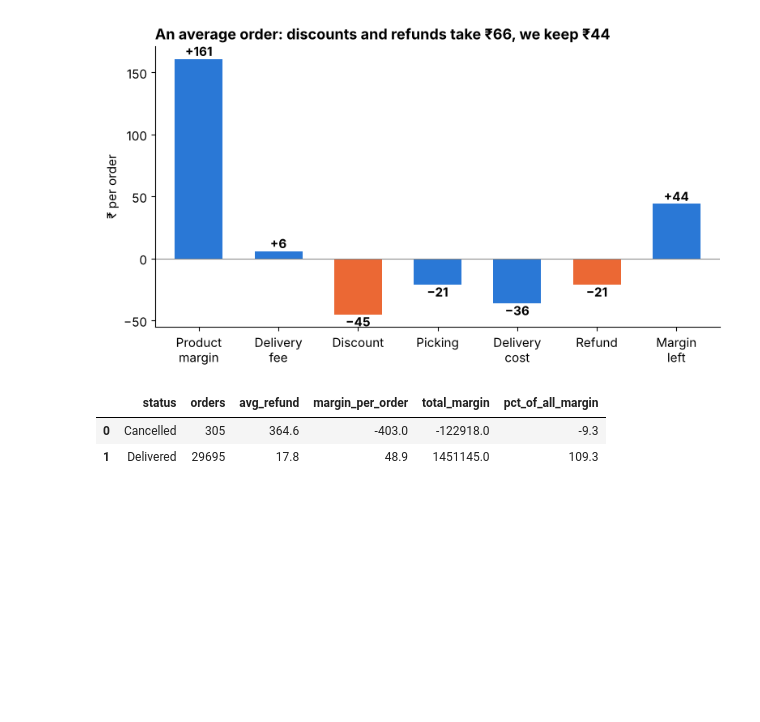
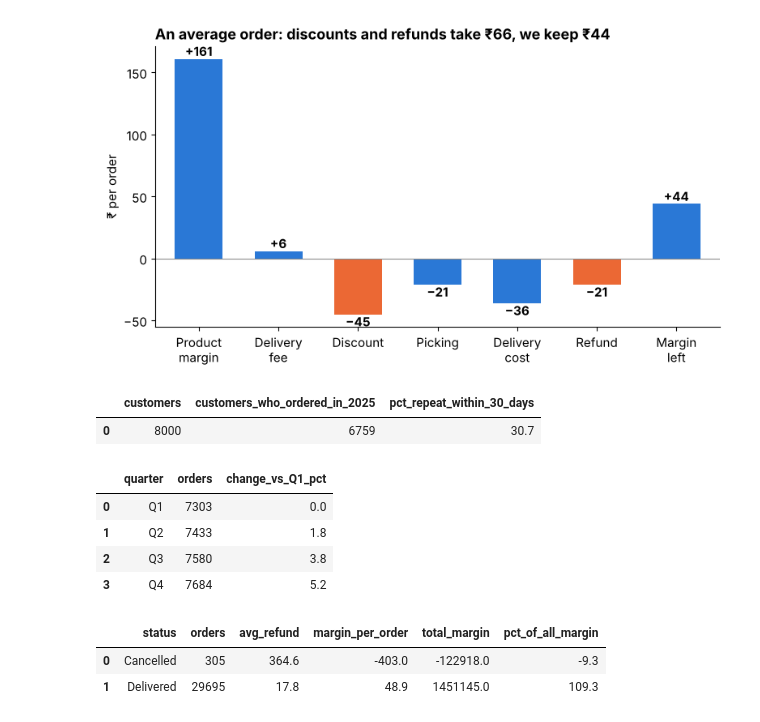
Before and after one commit to Aritra-20/swiftbasket-profitable-growth, a Jupyter notebook: notebooks/swiftbasket_analysis.ipynb, the cells around one changed output. Drawn from its saved outputs; the diff is of its cells as text; code cells hidden in the pictures; blank space fills up the shorter version.

```diff
--- a/notebooks/swiftbasket_analysis.ipynb
+++ b/notebooks/swiftbasket_analysis.ipynb
@@ -233,6 +233,36 @@ bar_chart(steps, "item", "inr", "An average order: discounts and refunds take
           "₹ per order", highlight=[2, 5], fmt="{:+.0f}", fname="1_where_the_money_goes")
 # %% [output]
 [figure]
+# %%
+df = run("""
+SELECT COUNT(*)                                                       AS customers,
+       SUM(CASE WHEN historical_orders_12m > 0 THEN 1 ELSE 0 END)      AS customers_who_ordered_in_2025,
+       ROUND(100.0 * AVG(repeat_order_30d), 1)                         AS pct_repeat_within_30_days
+FROM customers
+""")
+df
+# %% [output]
+|  | customers | customers_who_ordered_in_2025 | pct_repeat_within_30_days |
+| 0 | 8000 | 6759 | 30.7 |
+# %%
+quarters = run("""
+SELECT CASE WHEN strftime('%m', order_timestamp) <= '03' THEN 'Q1'
+            WHEN strftime('%m', order_timestamp) <= '06' THEN 'Q2'
+            WHEN strftime('%m', order_timestamp) <= '09' THEN 'Q3'
+            ELSE 'Q4' END        AS quarter,
+       COUNT(*)                  AS orders
+FROM orders
+GROUP BY quarter
+ORDER BY quarter
+""")
+quarters["change_vs_Q1_pct"] = (100 * (quarters.orders / quarters.orders[0] - 1)).round(1)
+quarters
+# %% [output]
+|  | quarter | orders | change_vs_Q1_pct |
+| 0 | Q1 | 7303 | 0.0 |
+| 1 | Q2 | 7433 | 1.8 |
+| 2 | Q3 | 7580 | 3.8 |
+| 3 | Q4 | 7684 | 5.2 |
 # %%
 df = run("""
 SELECT CASE WHEN cancelled_flag = 1 THEN 'Cancelled' ELSE 'Delivered' END AS status,
```
Also changed, not shown: parts of 2 cells of this notebook, 3 other files.
